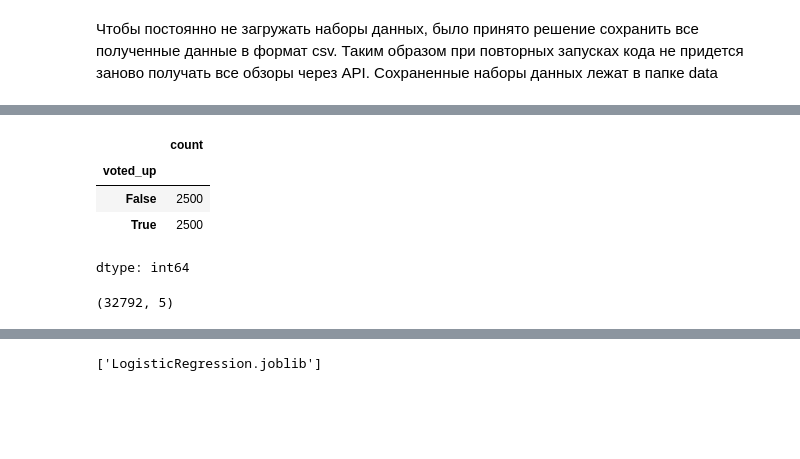
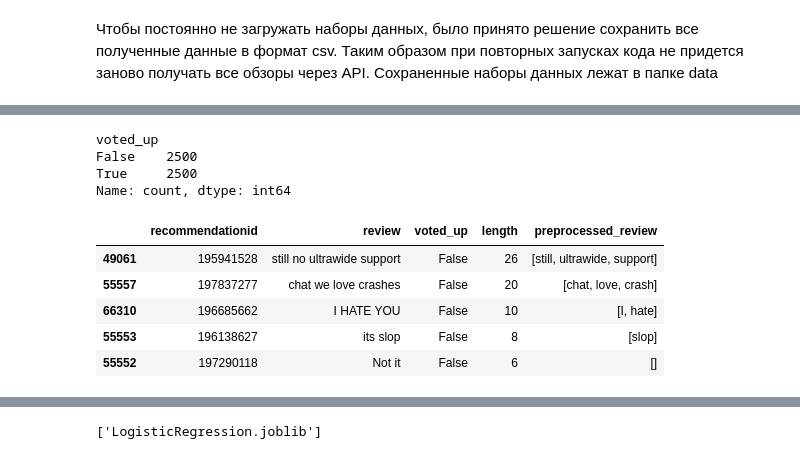
Before and after one commit to Nelo5/SteamReviewsSentimentAnalysis, a Jupyter notebook: SteamReviewsSentimentAnalysis.ipynb, the cells around one changed output, grey strips where cells are left out. Saved outputs shown, nothing was run; the diff lists cells and outputs as text; code cells hidden in the pictures; blank space fills up the shorter version.

```diff
--- a/SteamReviewsSentimentAnalysis.ipynb
+++ b/SteamReviewsSentimentAnalysis.ipynb
@@ -214,0 +261,11 @@ stop_words = stopwords.words('english')
+# %%
+ER_mid_reviews_df = ER_reviews_df.query('4 <= length <= 100').copy()
+ERDLC_mid_reviews_df = ERDLC_reviews_df.query('4 <= length <= 100').copy()
+ERN_mid_reviews_df = ERN_reviews_df.query('4 <= length <= 100').copy()
+# %%
+from tqdm import tqdm
+tqdm.pandas()
+
+ER_mid_reviews_df['preprocessed_review1'] = ER_mid_reviews_df['review'].progress_apply(lambda row:preprocess(row,stop_words,punctuation_marks, nlp) )
+ERDLC_mid_reviews_df['preprocessed_review'] = ERDLC_mid_reviews_df['review'].progress_apply(lambda row:preprocess(row,stop_words,punctuation_marks, nlp) )
+ERN_mid_reviews_df['preprocessed_review'] = ERN_mid_reviews_df['review'].progress_apply(lambda row:preprocess(row,stop_words,punctuation_marks, nlp) )
@@ -215,27 +288,21 @@ stop_words = stopwords.words('english')
 # %%
-reviews_df['length'] = reviews_df['review'].apply(lambda x: len(x))
-
-mid_length_df = reviews_df[(reviews_df['length'] < 100) & (reviews_df['length'] > 10)].copy()
-
-sorted_by_voted_df = mid_length_df.sort_values(by='voted_up')
-
+sorted_by_voted_df = ERN_mid_reviews_df.sort_values(by='voted_up').copy()
 balanced_df = pd.concat([sorted_by_voted_df.head(2500), sorted_by_voted_df.tail(2500)])
 balanced_df['voted_up'].value_counts()
 # %% [output]
-|  | count |
-| voted_up |  |
-| False | 2500 |
-| True | 2500 |
-dtype: int64
+voted_up
+False    2500
+True     2500
+Name: count, dtype: int64
-# %%
-mid_length_df.shape
-# %% [output]
-(32792, 5)
-# %%
-from tqdm import tqdm
-tqdm.pandas()
-
-balanced_df['preprocessed_reviews'] = balanced_df['review'].progress_apply(lambda row: preprocess(row,stop_words,punctuation_marks, nlp))
+# %%
+balanced_df.head()
+# %% [output]
+|  | recommendationid | review | voted_up | length | preprocessed_review |
+| 49061 | 195941528 | still no ultrawide support | False | 26 | [still, ultrawide, support] |
+| 55557 | 197837277 | chat we love crashes | False | 20 | [chat, love, crash] |
+| 66310 | 196685662 | I HATE YOU | False | 10 | [I, hate] |
+| 55553 | 196138627 | its slop | False | 8 | [slop] |
+| 55552 | 197290118 | Not it | False | 6 | [] |
 # %%
 words = Counter()
 # %%
```
Also changed, not shown: parts of 76 cells of this notebook, 1 other file.
